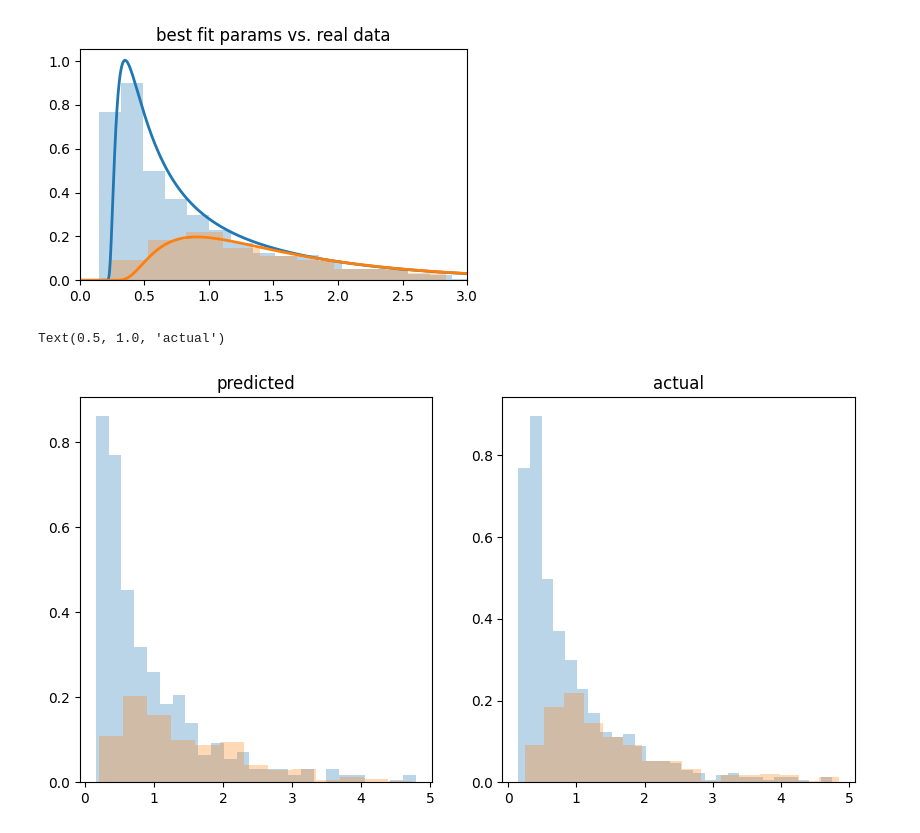
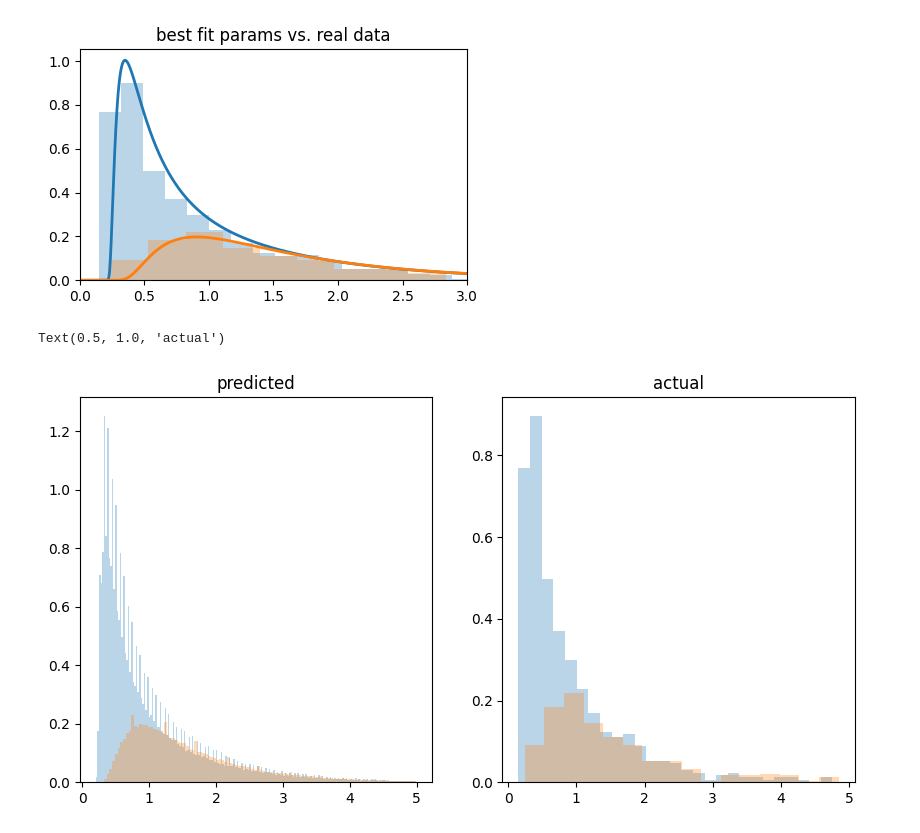
Before and after one commit to compmem/cognax, a Jupyter notebook: examples/fit_wfpt.ipynb, the cells around one changed output. Drawn from its saved outputs; the diff is of its cells as text; code cells hidden in the pictures.

```diff
--- a/examples/fit_wfpt.ipynb
+++ b/examples/fit_wfpt.ipynb
@@ -124,15 +124,15 @@ Text(0.5, 1.0, 'best fit params vs. real data')
 # %%
 predictive = Predictive(model, posterior_samples=sampler.get_samples())
 
 predictive_samps = predictive(random.PRNGKey(0), None)['obs']
 
 fig, axs = plt.subplots(ncols=2, figsize=(10,5))
 
-choice_rt_hist(map_predictive, n_choice=2, ax=axs[0])
+choice_rt_hist(predictive_samps, n_choice=2, ax=axs[0])
 axs[0].set_title('predicted')
 
 choice_rt_hist(choice_RTs, n_choice=2, ax=axs[1])
 axs[1].set_title('actual')
 # %% [output]
 Text(0.5, 1.0, 'actual')
-[figure, old version]
+[figure, new version]
```
Also changed, not shown: parts of 1 cell of this notebook, 1 other file.
